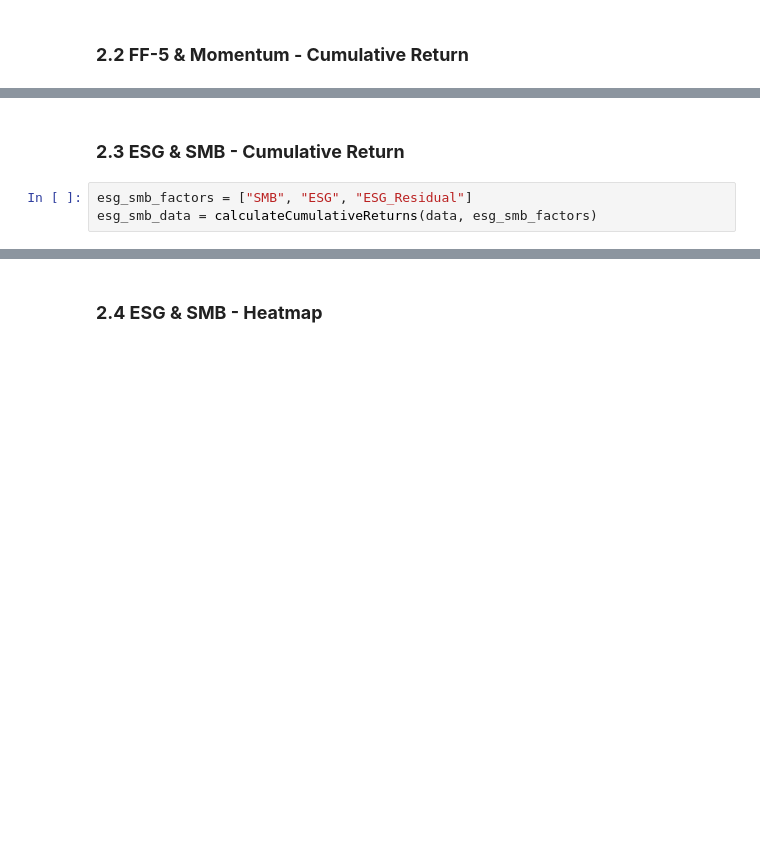
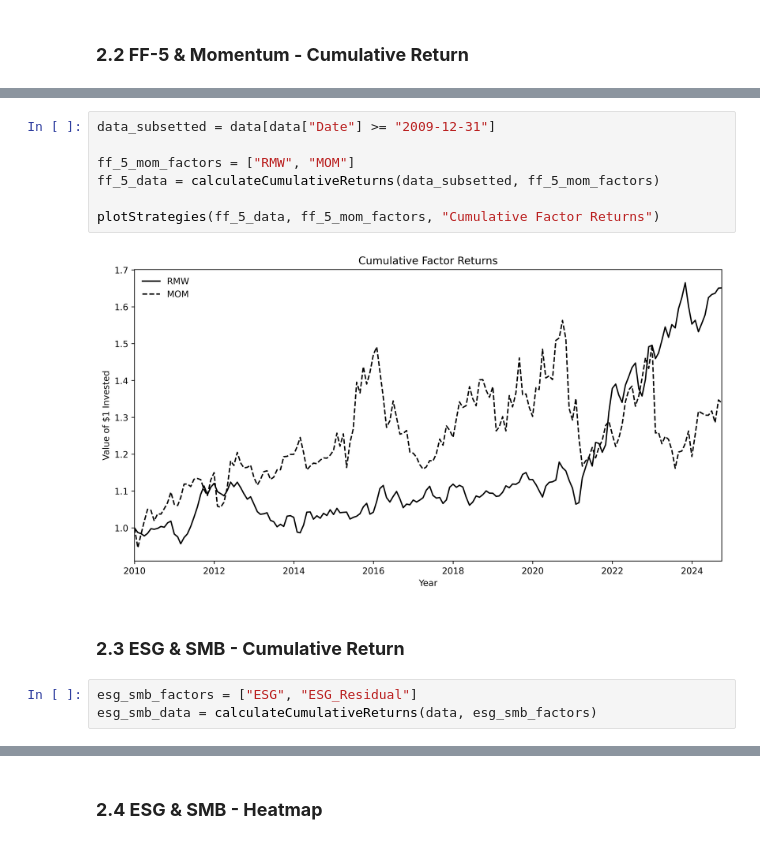
Before and after one commit to lkrsl/multi_factor_modelling_esg_factor_development, a Jupyter notebook: Part3_Further_Visuals_For_Paper.ipynb, the cells around one changed output, grey strips where cells are left out. Drawn from its saved outputs; the diff is of its cells as text; blank space fills up the shorter version.

```diff
--- a/Part3_Further_Visuals_For_Paper.ipynb
+++ b/Part3_Further_Visuals_For_Paper.ipynb
@@ -247,6 +293,15 @@ plotStrategies(ff_5_data, ff_5_mom_factors)
+# %%
+data_subsetted = data[data["Date"] >= "2009-12-31"]
+
+ff_5_mom_factors = ["RMW", "MOM"]
+ff_5_data = calculateCumulativeReturns(data_subsetted, ff_5_mom_factors)
+
+plotStrategies(ff_5_data, ff_5_mom_factors, "Cumulative Factor Returns")
+# %% [output]
+[figure, added]
 # %% [markdown]
 ### **2.3 ESG & SMB - Cumulative Return**
 # %%
-esg_smb_factors = ["SMB", "ESG", "ESG_Residual"]
+esg_smb_factors = ["ESG", "ESG_Residual"]
 esg_smb_data = calculateCumulativeReturns(data, esg_smb_factors)
 # %%
```
Also changed, not shown: parts of 14 cells of this notebook, 2 other files.
